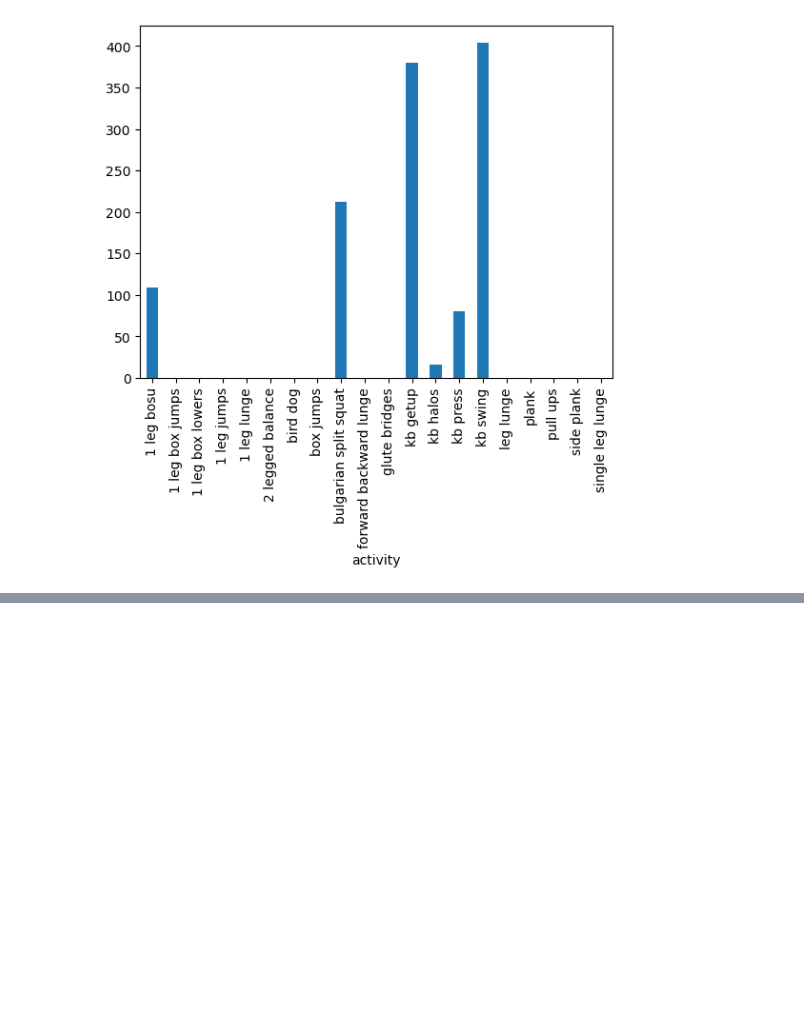
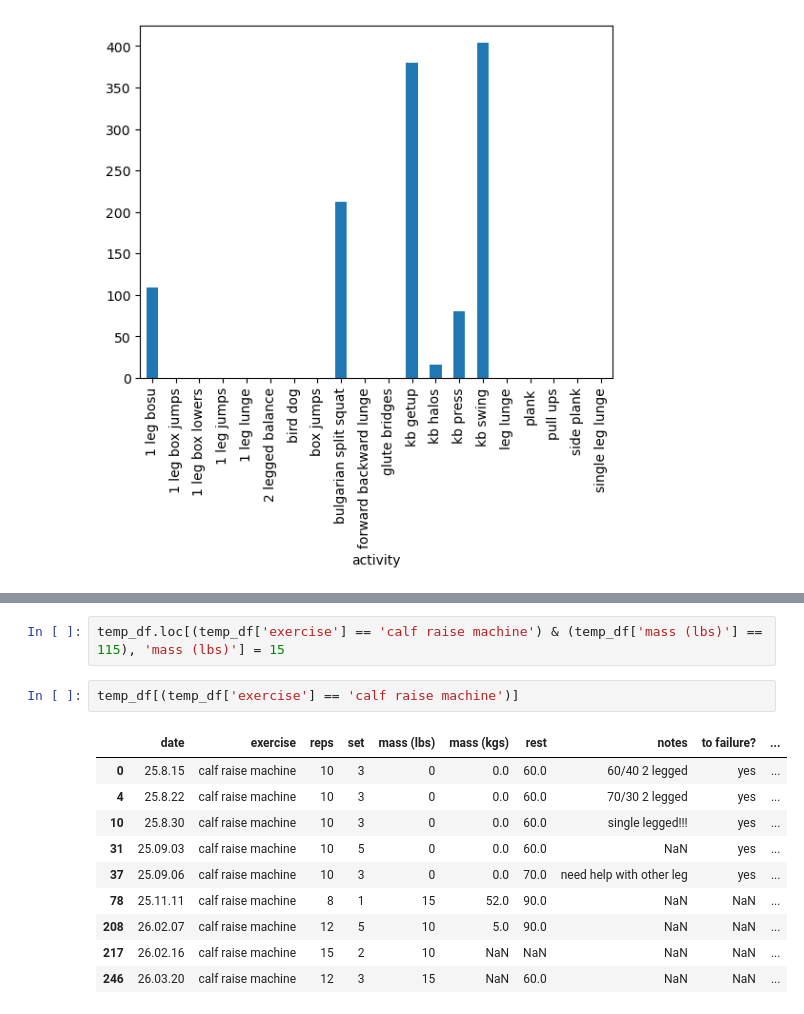
Before and after one commit to BilyBrown/activity_tracking, a Jupyter notebook: notebooks/data_clean_trial.ipynb, the cells around one changed output, grey strips where cells are left out. Saved outputs shown, nothing was run; the diff lists cells and outputs as text; blank space fills up the shorter version.

```diff
--- a/notebooks/data_clean_trial.ipynb
+++ b/notebooks/data_clean_trial.ipynb
@@ -444,0 +463,15 @@ trial_df.groupby('exercise')['total_weight'].sum().plot(kind='bar')
+# %%
+temp_df.loc[(temp_df['exercise'] == 'calf raise machine') & (temp_df['mass (lbs)'] == 115), 'mass (lbs)'] = 15
+# %%
+temp_df[(temp_df['exercise'] == 'calf raise machine')]
+# %% [output]
+|  | date | exercise | reps | set | mass (lbs) | mass (kgs) | rest | notes | to failure? | ... |
+| 0 | 25.8.15 | calf raise machine | 10 | 3 | 0 | 0.0 | 60.0 | 60/40 2 legged | yes | ... |
+| 4 | 25.8.22 | calf raise machine | 10 | 3 | 0 | 0.0 | 60.0 | 70/30 2 legged | yes | ... |
+| 10 | 25.8.30 | calf raise machine | 10 | 3 | 0 | 0.0 | 60.0 | single legged!!! | yes | ... |
+| 31 | 25.09.03 | calf raise machine | 10 | 5 | 0 | 0.0 | 60.0 | NaN | yes | ... |
+| 37 | 25.09.06 | calf raise machine | 10 | 3 | 0 | 0.0 | 70.0 | need help with other leg | yes | ... |
+| 78 | 25.11.11 | calf raise machine | 8 | 1 | 15 | 52.0 | 90.0 | NaN | NaN | ... |
+| 208 | 26.02.07 | calf raise machine | 12 | 5 | 10 | 5.0 | 90.0 | NaN | NaN | ... |
+| 217 | 26.02.16 | calf raise machine | 15 | 2 | 10 | NaN | NaN | NaN | NaN | ... |
+| 246 | 26.03.20 | calf raise machine | 12 | 3 | 15 | NaN | 60.0 | NaN | NaN | ... |
```
Also changed, not shown: parts of 2 cells of this notebook.
